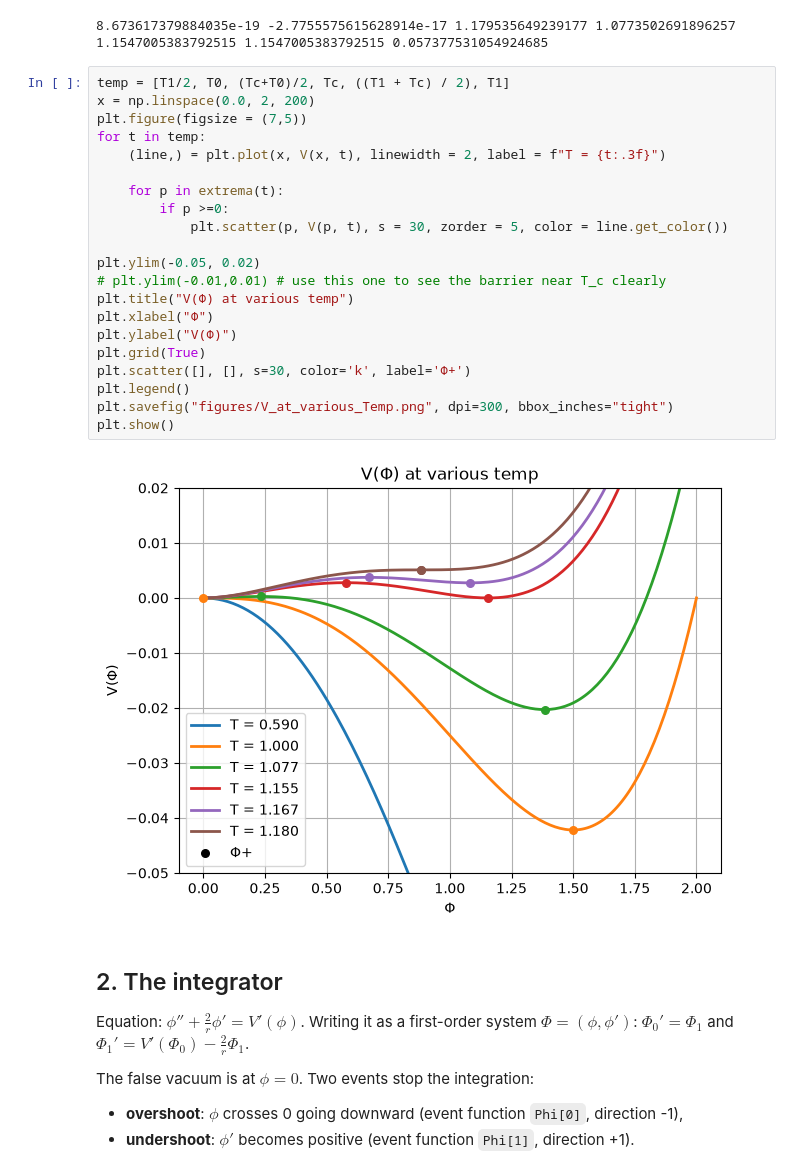
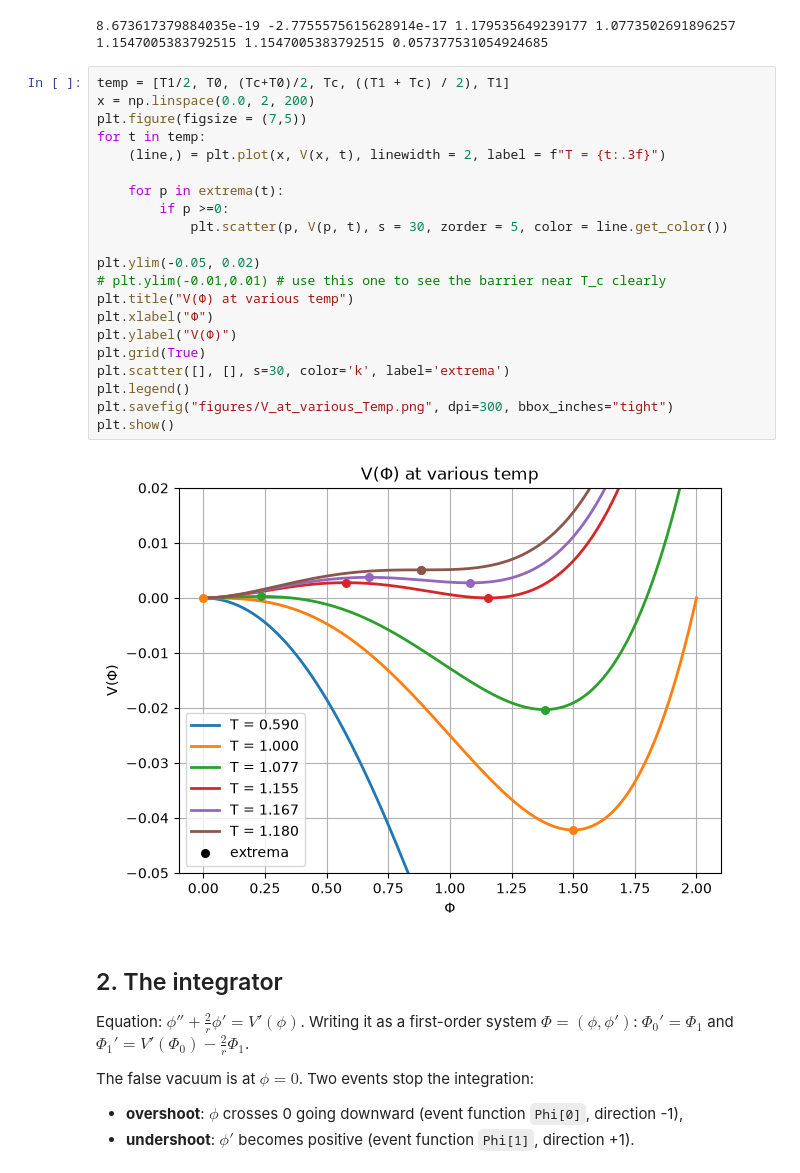
Before and after one commit to GriimHog/Critical_Bubble_Shooting, a Jupyter notebook: notebook.ipynb, the cells around one changed output. Drawn from its saved outputs; the diff is of its cells as text.

```diff
--- a/notebook.ipynb
+++ b/notebook.ipynb
@@ -61,26 +61,26 @@ print(Tc, phic, sigma)
 # %%
 temp = [T1/2, T0, (Tc+T0)/2, Tc, ((T1 + Tc) / 2), T1]
 x = np.linspace(0.0, 2, 200)
 plt.figure(figsize = (7,5))
 for t in temp:
     (line,) = plt.plot(x, V(x, t), linewidth = 2, label = f"T = {t:.3f}")
 
     for p in extrema(t):
         if p >=0:
             plt.scatter(p, V(p, t), s = 30, zorder = 5, color = line.get_color())
 
 plt.ylim(-0.05, 0.02)
 # plt.ylim(-0.01,0.01) # use this one to see the barrier near T_c clearly
 plt.title("V(Φ) at various temp")
 plt.xlabel("Φ")
 plt.ylabel("V(Φ)")
 plt.grid(True)
-plt.scatter([], [], s=30, color='k', label='Φ+')
+plt.scatter([], [], s=30, color='k', label='extrema')
 plt.legend()
 plt.savefig("figures/V_at_various_Temp.png", dpi=300, bbox_inches="tight")
 plt.show()
 # %% [output]
-[figure, old version]
+[figure, new version]
 # %% [markdown]
 ## 2. The integrator
 
```
Also changed, not shown: 1 other file.
